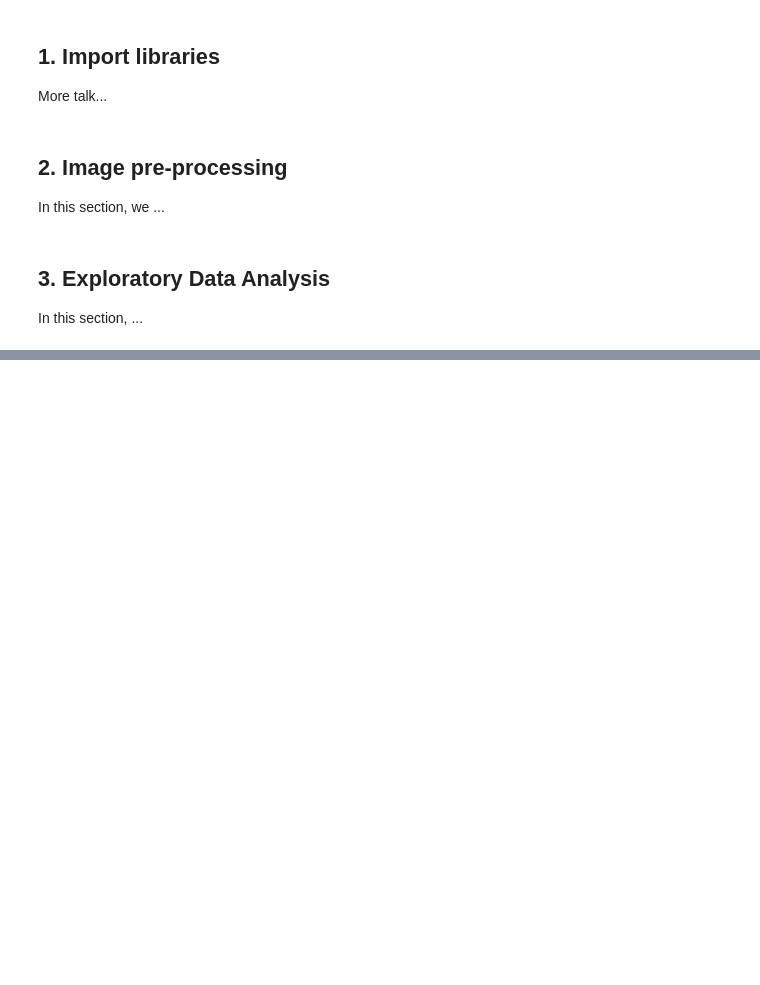
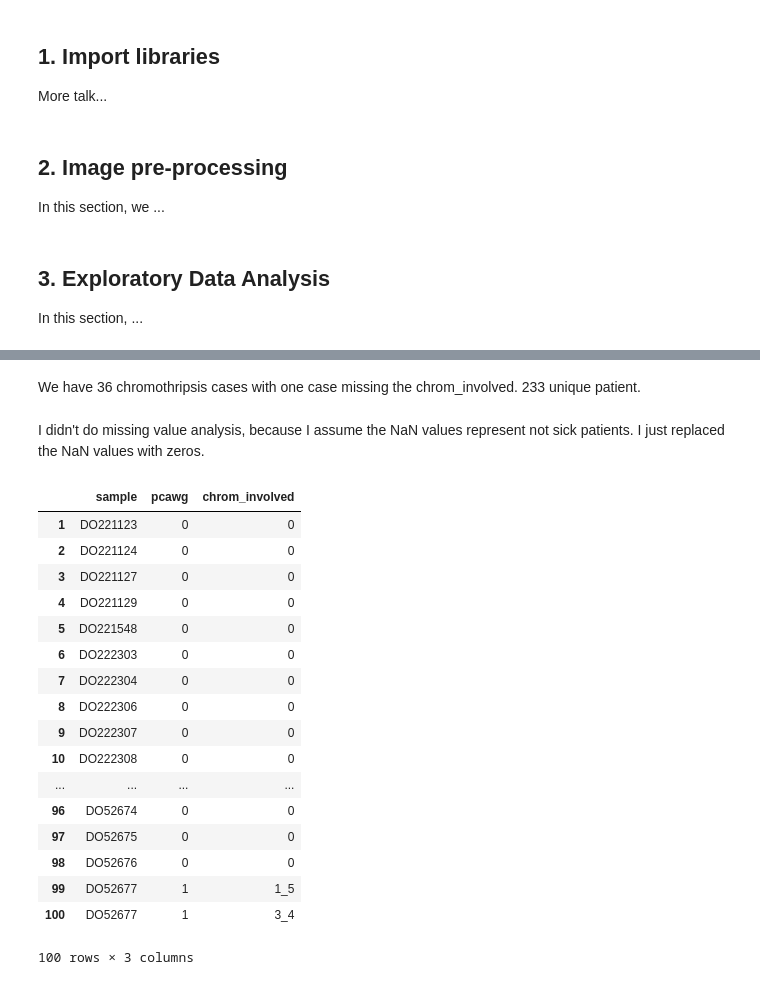
Before and after one commit to ReemAlattas/Chromothripsis-Deep-Learning-Classifier, a Jupyter notebook: Pre-processing.ipynb, the cells around one changed output, grey strips where cells are left out. Saved outputs shown, nothing was run; the diff lists cells and outputs as text; code cells hidden in the pictures; blank space fills up the shorter version.

```diff
--- a/Pre-processing.ipynb
+++ b/Pre-processing.ipynb
@@ -72,0 +69,4 @@ read_file.to_csv ('data/chromothripsis.csv', index=None)
+# %%
+# load chromothripsis dataset
+df = pd.read_csv('data/chromothripsis.txt', sep='\t')
+df.head()
@@ -72,0 +105,30 @@ read_file.to_csv ('data/chromothripsis.csv', index=None)
+# %% [markdown]
+We have 36 chromothripsis cases with one case missing the chrom_involved.
+233 unique patient.
+# %% [markdown]
+I didn't do missing value analysis, because I assume the NaN values represent not sick patients. I just replaced the NaN values with zeros.
+# %%
+df = df.fillna(0)
+# %%
+df['pcawg'] = df['pcawg'].replace('chromothripsis', 1)
+# %%
+df.head(100)
+# %% [output]
+|  | sample | pcawg | chrom_involved |
+| 1 | DO221123 | 0 | 0 |
+| 2 | DO221124 | 0 | 0 |
+| 3 | DO221127 | 0 | 0 |
+| 4 | DO221129 | 0 | 0 |
+| 5 | DO221548 | 0 | 0 |
+| 6 | DO222303 | 0 | 0 |
+| 7 | DO222304 | 0 | 0 |
+| 8 | DO222306 | 0 | 0 |
+| 9 | DO222307 | 0 | 0 |
+| 10 | DO222308 | 0 | 0 |
+| ... | ... | ... | ... |
+| 96 | DO52674 | 0 | 0 |
+| 97 | DO52675 | 0 | 0 |
+| 98 | DO52676 | 0 | 0 |
+| 99 | DO52677 | 1 | 1_5 |
+| 100 | DO52677 | 1 | 3_4 |
+100 rows × 3 columns
```
Also changed, not shown: parts of 21 cells of this notebook.
